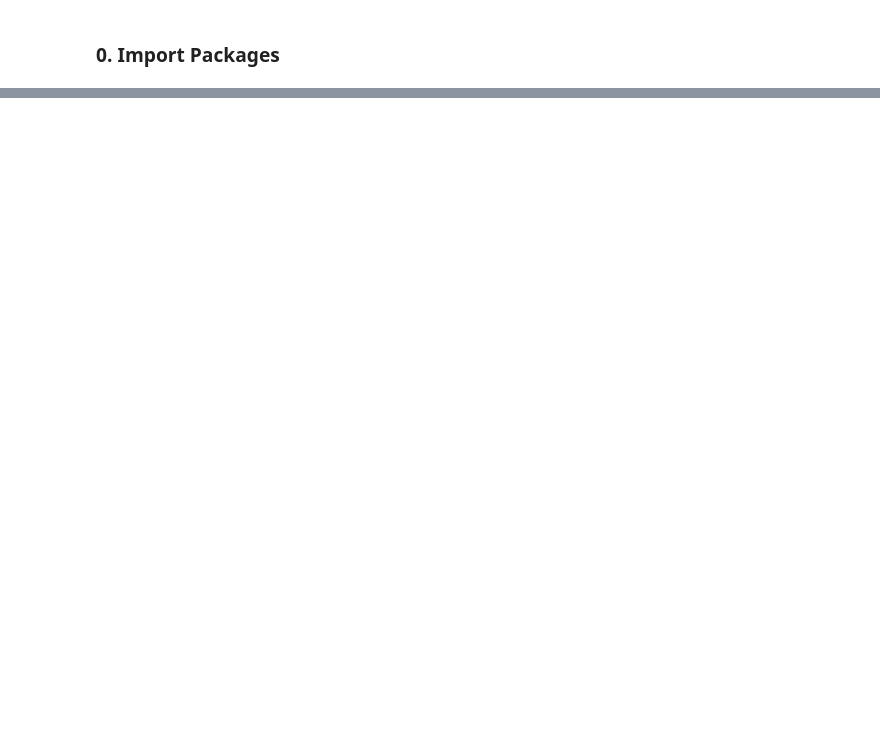
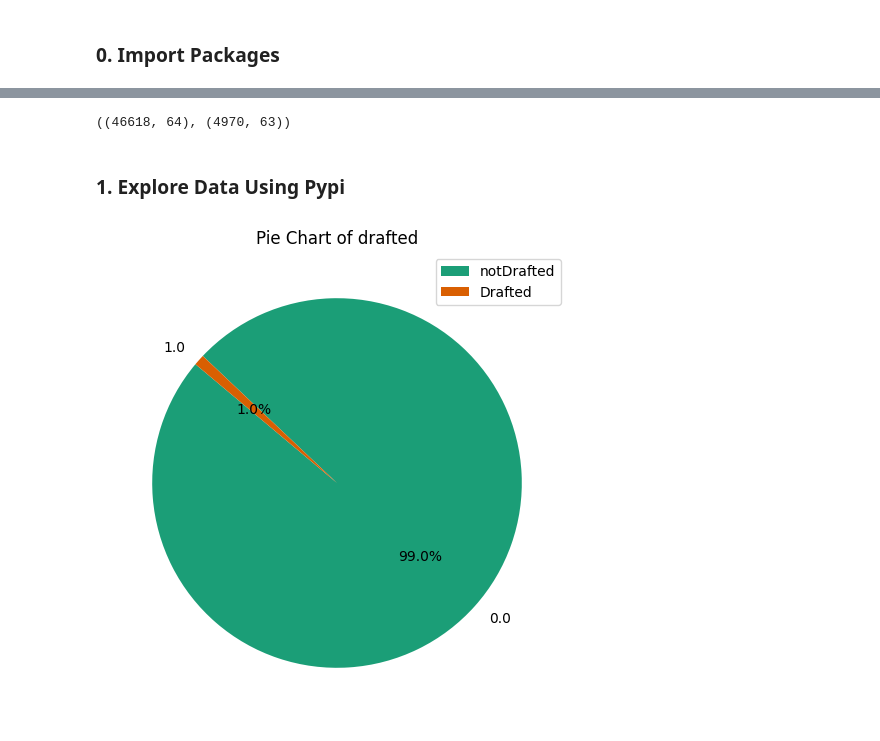
Before and after one commit to roynyne/36120AmlaAt1Group, a Jupyter notebook: notebooks/rusan_vaidya-24886400-week3-logisticregression.ipynb, the cells around one changed output, grey strips where cells are left out. Drawn from its saved outputs; the diff is of its cells as text; code cells hidden in the pictures; blank space fills up the shorter version.

```diff
--- a/notebooks/rusan_vaidya-24886400-week3-logisticregression.ipynb
+++ b/notebooks/rusan_vaidya-24886400-week3-logisticregression.ipynb
@@ -427,0 +51,14 @@ ROC AUC Score: 0.9829079448505501
+# %%
+# checking the shape of the data
+train_df.shape, test_df.shape
+# %% [output]
+((46618, 64), (4970, 63))
+# %% [markdown]
+### 1. Explore Data Using Pypi
+# %%
+# Using the distribution_plot funciton from pypi package
+distribution_plot(kind='piechart', df = train_df, x = 'drafted')
+plt.legend(['notDrafted', 'Drafted'])
+plt.show()
+# %% [output]
+[figure, added]
```
Also changed, not shown: parts of 113 cells of this notebook, 11 other files.
